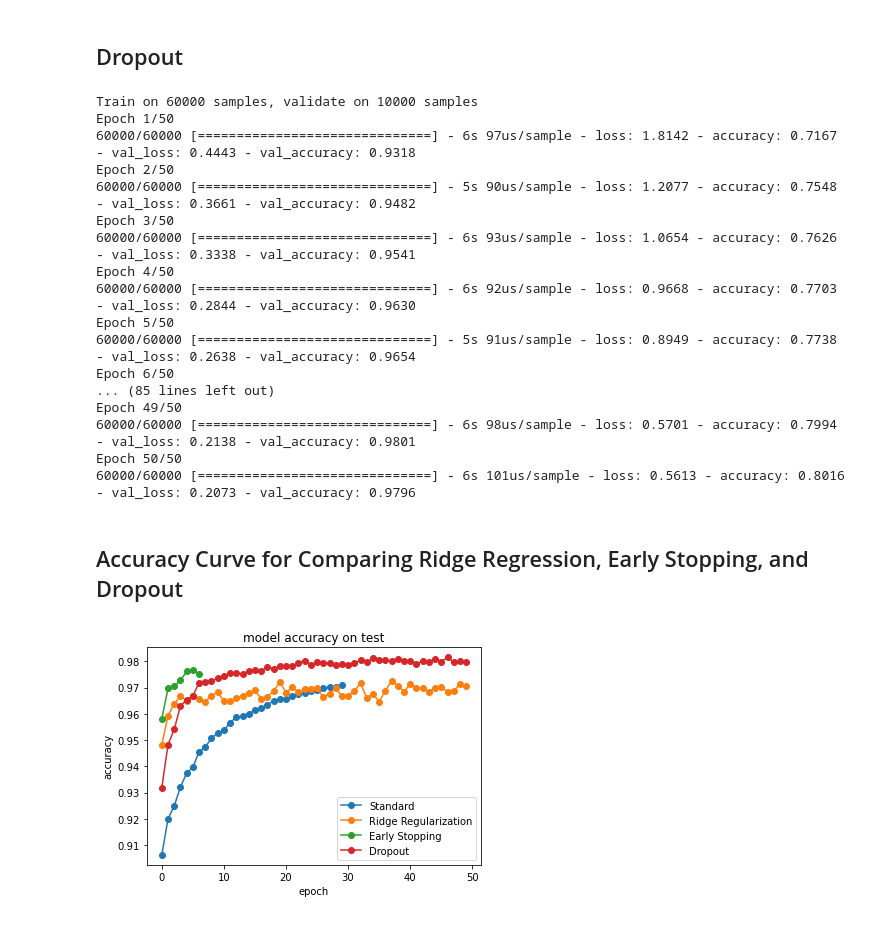
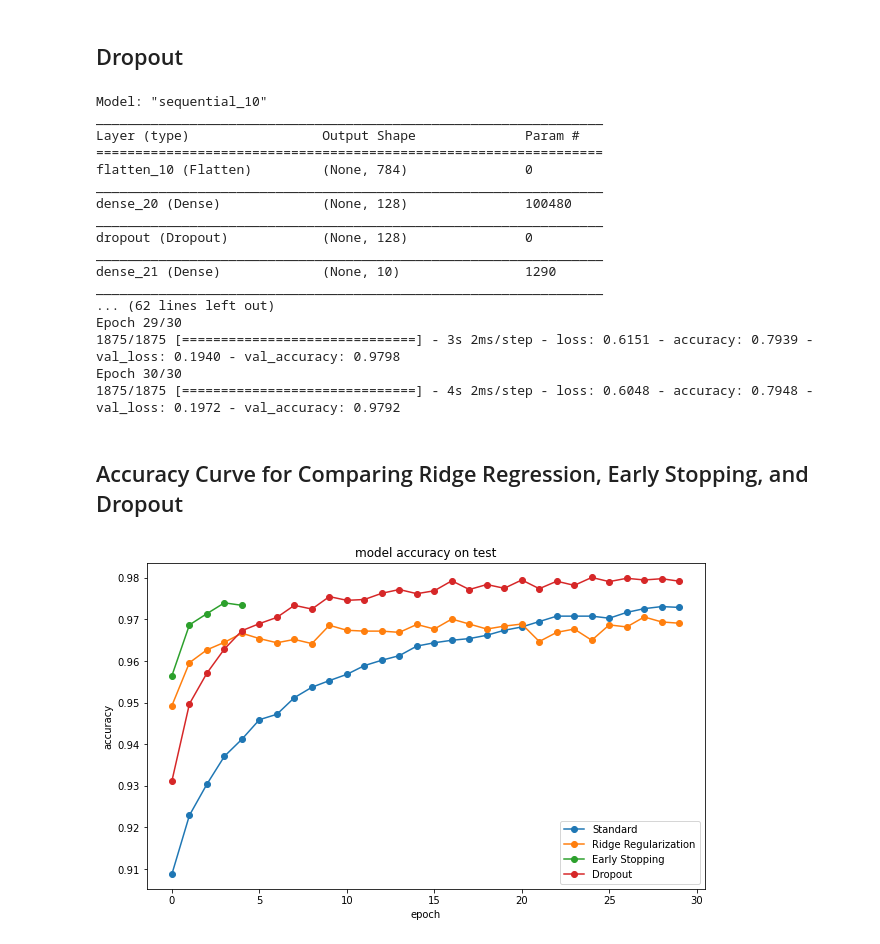
Before and after one commit to PEESEgroup/SysEn6880, a Jupyter notebook: ANN.ipynb, the cells around one changed output. Cells and saved outputs as stored; diff of their text form; code cells hidden in the pictures.

```diff
--- a/ANN.ipynb
+++ b/ANN.ipynb
@@ -217,0 +218,12 @@ plt.show()
+# %%
+# Build the model with early stopping
+model_es = keras.Sequential([keras.layers.Flatten(input_shape=(28, 28)),
+                      keras.layers.Dense(128, activation='relu'),
+                      keras.layers.Dense(10, activation='softmax')])
+
+# Compile the model and optimize with adam
+es = keras.callbacks.EarlyStopping(monitor='val_loss', mode='min', verbose=1)
+model_es.compile(optimizer='Adam', loss=keras.losses.SparseCategoricalCrossentropy(),metrics=['accuracy'])
+
+# Fit the model to the data while providing a validation set for each epoch
+history_es = model_es.fit(x_train, y_train, epochs=30, batch_size=32, validation_data=(x_test, y_test), callbacks=[es])
@@ -224,9 +248,11 @@ model_l2 = keras.Sequential([keras.layers.Flatten(input_shape=(28, 28)),
                       keras.layers.Dense(128, activation='relu',kernel_regularizer=keras.regularizers.l2(0.001)),
                       keras.layers.Dense(10, activation='softmax',kernel_regularizer=keras.regularizers.l2(0.001))])
 
+model_l2.summary()
+
 # Compile the model and optimize with adam
 model_l2.compile(optimizer='Adam', loss=keras.losses.SparseCategoricalCrossentropy(),metrics=['accuracy'])
 
 # Fit the model to the data while providing a validation set for each epoch
-history_l2 = model_l2.fit(x_train, y_train, epochs=50, batch_size=32, validation_data=(x_test, y_test))
+history_l2 = model_l2.fit(x_train, y_train, epochs=30, batch_size=32, validation_data=(x_test, y_test))
 # %% [output]
@@ -252,13 +275,0 @@ Epoch 50/50
-# %%
-
-# Build the model with early stopping
-model_es = keras.Sequential([keras.layers.Flatten(input_shape=(28, 28)),
-                      keras.layers.Dense(128, activation='relu'),
-                      keras.layers.Dense(10, activation='softmax')])
-
-# Compile the model and optimize with adam
-es = keras.callbacks.EarlyStopping(monitor='val_loss', mode='min', verbose=1)
-model_es.compile(optimizer='Adam', loss=keras.losses.SparseCategoricalCrossentropy(),metrics=['accuracy'])
-
-# Fit the model to the data while providing a validation set for each epoch
-history_es = model_es.fit(x_train, y_train, epochs=50, batch_size=32, validation_data=(x_test, y_test), callbacks=[es])
@@ -291,41 +285,44 @@ model_dropout = keras.Sequential([keras.layers.Flatten(input_shape=(28, 28)),
                       keras.layers.Dense(10, activation='softmax'),
                       keras.layers.Dropout(.2)])
 
+model_dropout.summary()
+
 # Compile the model and optimize with adam
 model_dropout.compile(optimizer='Adam', loss=keras.losses.SparseCategoricalCrossentropy(),metrics=['accuracy'])
 
 # Fit the model to the data while providing a validation set for each epoch
-history_dropout = model_dropout.fit(x_train, y_train, epochs=50, batch_size=32, validation_data=(x_test, y_test))
+history_dropout = model_dropout.fit(x_train, y_train, epochs=30, batch_size=32, validation_data=(x_test, y_test))
 # %% [output]
-Train on 60000 samples, validate on 10000 samples
-Epoch 1/50
-60000/60000 [==============================] - 6s 97us/sample - loss: 1.8142 - accuracy: 0.7167 - val_loss: 0.4443 - val_accuracy: 0.9318
-Epoch 2/50
-60000/60000 [==============================] - 5s 90us/sample - loss: 1.2077 - accuracy: 0.7548 - val_loss: 0.3661 - val_accuracy: 0.9482
-Epoch 3/50
-60000/60000 [==============================] - 6s 93us/sample - loss: 1.0654 - accuracy: 0.7626 - val_loss: 0.3338 - val_accuracy: 0.9541
-Epoch 4/50
-60000/60000 [==============================] - 6s 92us/sample - loss: 0.9668 - accuracy: 0.7703 - val_loss: 0.2844 - val_accuracy: 0.9630
-Epoch 5/50
-60000/60000 [==============================] - 5s 91us/sample - loss: 0.8949 - accuracy: 0.7738 - val_loss: 0.2638 - val_accuracy: 0.9654
-Epoch 6/50
-... (85 lines left out)
-Epoch 49/50
-60000/60000 [==============================] - 6s 98us/sample - loss: 0.5701 - accuracy: 0.7994 - val_loss: 0.2138 - val_accuracy: 0.9801
-Epoch 50/50
-60000/60000 [==============================] - 6s 101us/sample - loss: 0.5613 - accuracy: 0.8016 - val_loss: 0.2073 - val_accuracy: 0.9796
+Model: "sequential_10"
+_________________________________________________________________
+Layer (type)                 Output Shape              Param #
+=================================================================
+flatten_10 (Flatten)         (None, 784)               0
+_________________________________________________________________
+dense_20 (Dense)             (None, 128)               100480
+_________________________________________________________________
+dropout (Dropout)            (None, 128)               0
+_________________________________________________________________
+dense_21 (Dense)             (None, 10)                1290
+_________________________________________________________________
+... (62 lines left out)
+Epoch 29/30
+1875/1875 [==============================] - 3s 2ms/step - loss: 0.6151 - accuracy: 0.7939 - val_loss: 0.1940 - val_accuracy: 0.9798
+Epoch 30/30
+1875/1875 [==============================] - 4s 2ms/step - loss: 0.6048 - accuracy: 0.7948 - val_loss: 0.1972 - val_accuracy: 0.9792
 # %% [markdown]
 ## Accuracy Curve for Comparing Ridge Regression, Early Stopping, and Dropout
 # %%
 # plotting the accuracy curve for the cases of ridge regression, early stopping and dropout
+plt.figure(figsize=(10,6))
 plt.plot(hist_val_acc[0],'-o', label='Standard')
 plt.plot(history_l2.history['val_accuracy'],'-o', label="Ridge Regularization")
 plt.plot(history_es.history['val_accuracy'],'-o', label="Early Stopping")
 plt.plot(history_dropout.history['val_accuracy'],'-o', label="Dropout")
 plt.title('model accuracy on test')
 plt.ylabel('accuracy')
 plt.xlabel('epoch')
 plt.legend(loc='lower right')
 plt.show()
 # %% [output]
-[figure, old version]
+[figure, new version]
```
Also changed, not shown: parts of 12 cells of this notebook.
